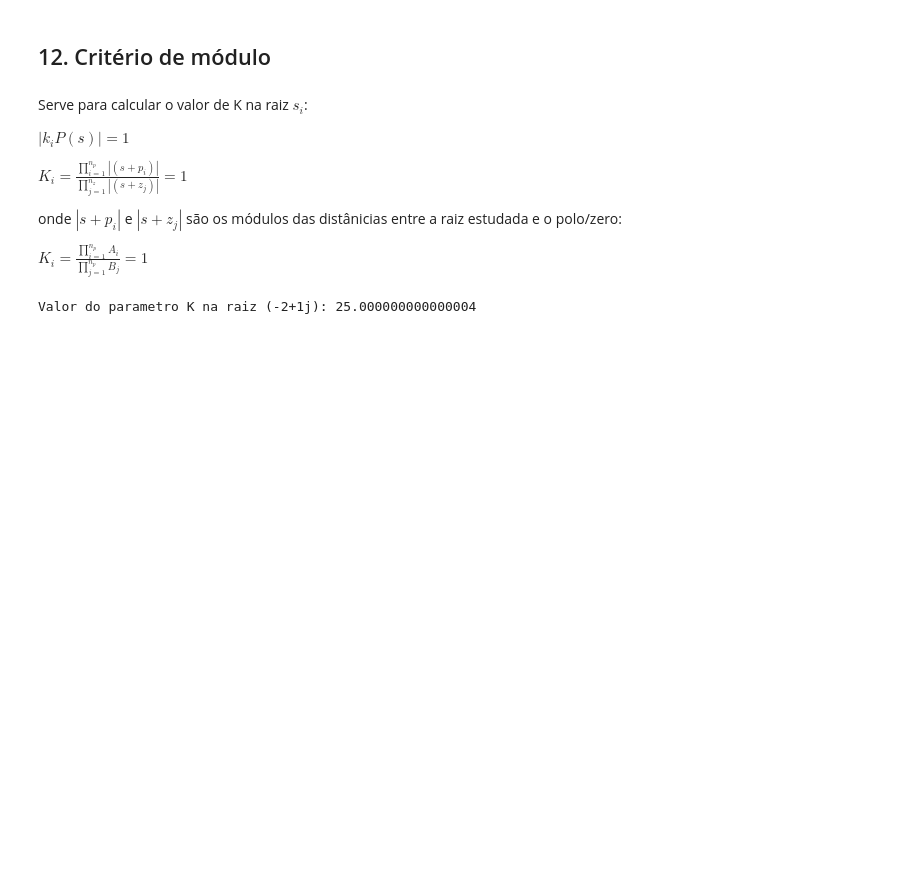
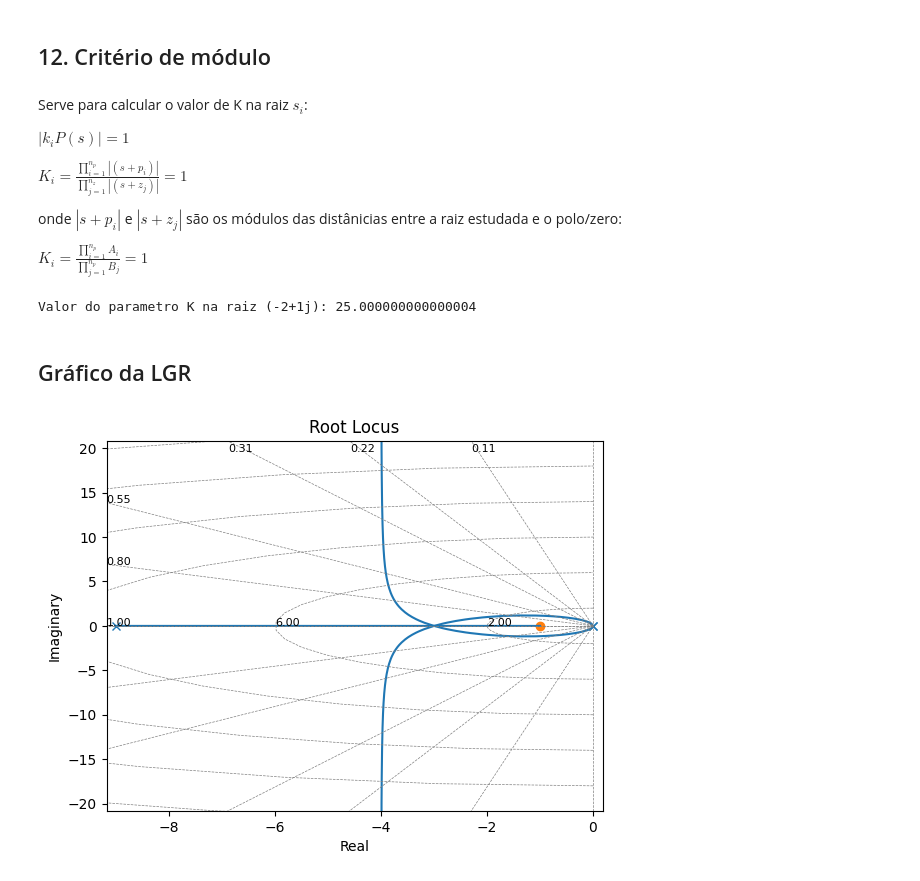
Before and after one commit to andrevale99/CONTROLE_DCA3701.X, a Jupyter notebook: U1/LGR.ipynb, the cells around one changed output. Saved outputs shown, nothing was run; the diff lists cells and outputs as text; code cells hidden in the pictures; blank space fills up the shorter version.

```diff
--- a/U1/LGR.ipynb
+++ b/U1/LGR.ipynb
@@ -216,3 +241,26 @@ K = Asum / Bsum
 print(f'Valor do parametro K na raiz {si}: {K}')
 # %% [output]
 Valor do parametro K na raiz (-2+1j): 25.000000000000004
+# %% [markdown]
+## Gráfico da LGR
+# %%
+# No menor indice do vetor, deve ser colocado
+# a constante que acompanha o termo "s" de maior
+# grau. TODOS OS TERMOS DEVEM ESTA COM O SINAL TROCADO
+# Se o POLO/ZERO for do lado esquerdo do plano S, deve-se
+# inverter seu sinal
+#
+# EXEMPLO: (2s^2 + 4s + 7) / (s^2 + 99s)
+# numerador = np.array([2,4,0,7])
+# denominador = np.array([1,99,0])
+
+numerador = np.array([1,1])
+denominador = np.array([1,9,0,0])
+
+GH = ct.TransferFunction([1, 1], [1, 9, 0, 0,])
+
+rlist, klist = ct.rlocus(GH)
+
+plt.show()
+# %% [output]
+[figure, added]
```
Also changed, not shown: parts of 3 cells of this notebook.
